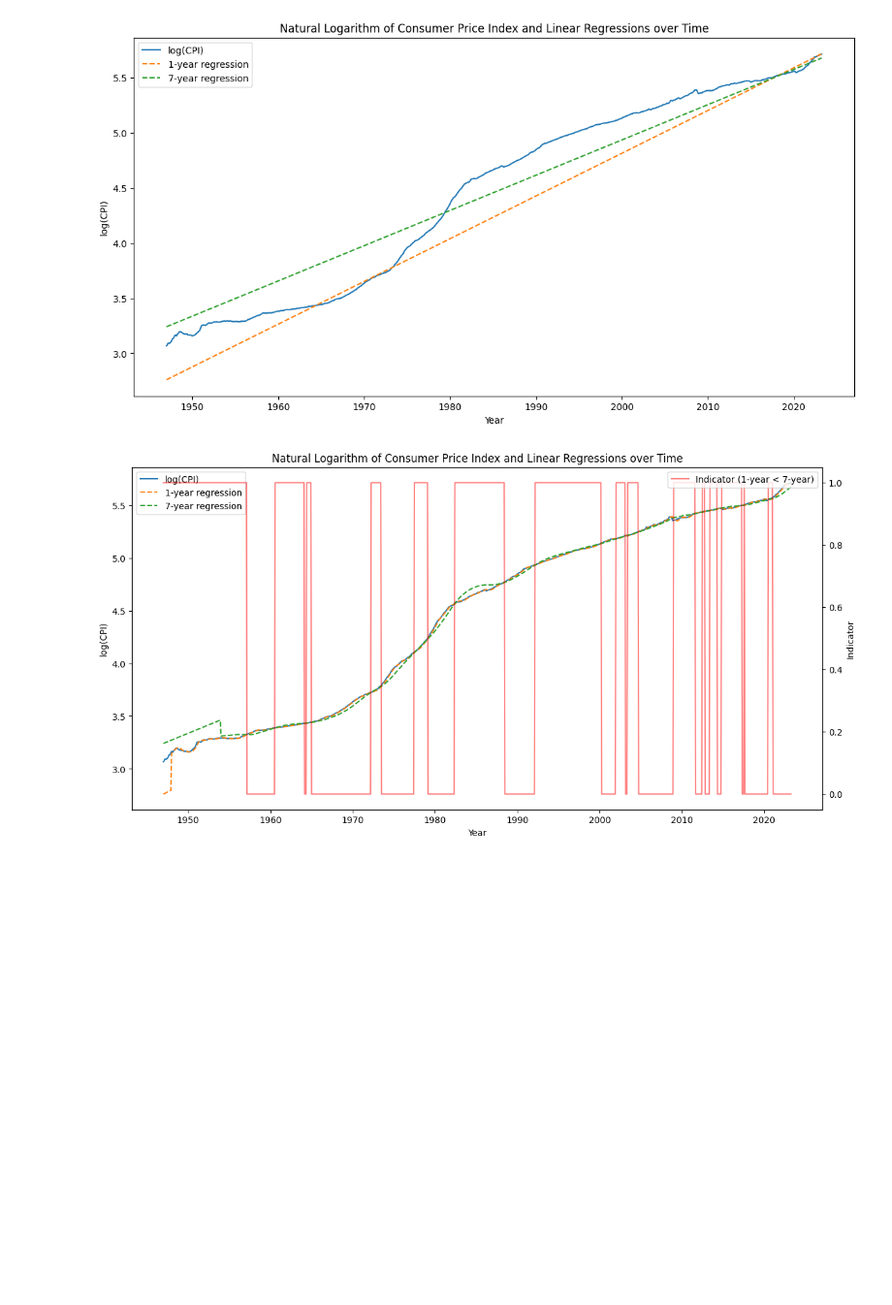
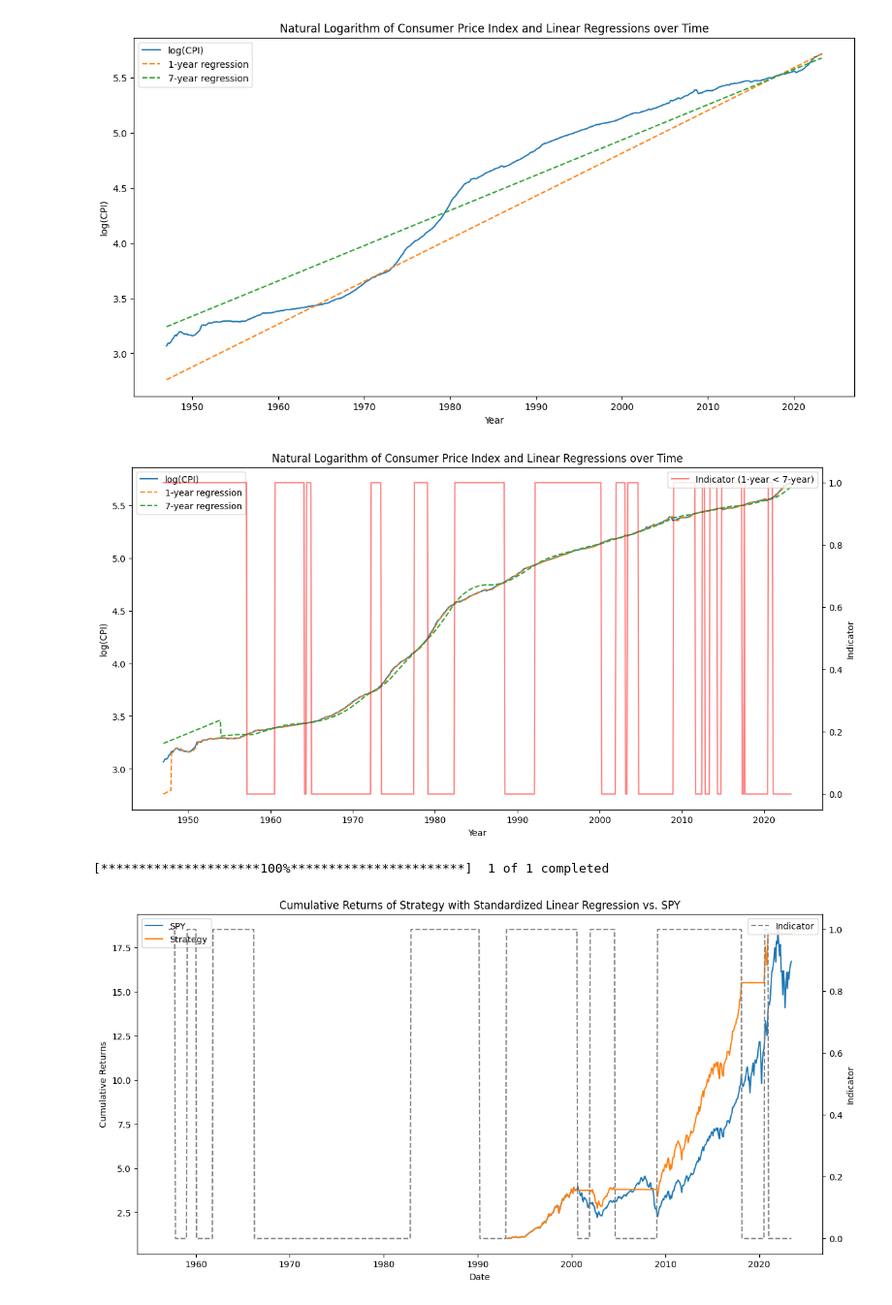
Before and after one commit to dkn-maida/farscape-investment, a Jupyter notebook: inflation_study.ipynb, the cells around one changed output. Shown at 97% size. Saved outputs shown, nothing was run; the diff lists cells and outputs as text; code cells hidden in the pictures; blank space fills up the shorter version.

```diff
--- a/inflation_study.ipynb
+++ b/inflation_study.ipynb
@@ -92,3 +92,81 @@ plt.legend(loc='upper right')
 plt.show()
 # %% [output]
 [figure]
+# %%
+import pandas as pd
+import numpy as np
+import matplotlib.pyplot as plt
+from fredapi import Fred
+from sklearn.linear_model import LinearRegression
+from sklearn.preprocessing import StandardScaler
+import yfinance as yf
+
+# Initialize the FRED API client
+fred = Fred(api_key='2f15c96b46530fde1b1992a64c64650e')  # Replace with your FRED API key
+
+# Fetch Consumer Price Index for All Urban Consumers: All Items in U.S. City Average (CPIAUCSL)
+cpi_data = fred.get_series('CPIAUCSL')
+
+# Convert the series into a DataFrame
+cpi_df = pd.DataFrame(cpi_data, columns=['CPI'])
+
+# Compute the natural logarithm of the CPI
+cpi_df['log_CPI'] = np.log(cpi_df['CPI'])
+
+# Merge datasets
+combined_df = cpi_df.resample('M').last().fillna(method='ffill')
+
+# Fetch historical data for SPY (daily data)
+spy_data_daily = yf.download('SPY', start=combined_df.index[0], end=combined_df.index[-1])
+spy_data = spy_data_daily['Adj Close'].resample('M').last()
+
+# Compute daily returns
+combined_df['spy_returns'] = spy_data.pct_change()
+
+# Compute the indicator for each data point
+for i in range(12*10, len(combined_df)):
+    X = combined_df.index[:i].map(pd.Timestamp.toordinal).values.reshape(-1, 1)
+    y = combined_df['log_CPI'].iloc[:i].values
+
+    # Standardize X
+    scaler = StandardScaler()
+    X = scaler.fit_transform(X)
+
+    model_1 = LinearRegression()
+    model_1.fit(X[-12:], y[-12:])
+
+    model_7 = LinearRegression()
+    model_7.fit(X[-12*10:], y[-12*10:])
+
+    y_pred_1 = model_1.predict(X[-12:])
+    y_pred_7 = model_7.predict(X[-12*10:])
+
+    combined_df.loc[combined_df.index[i], 'indicator'] = 1 if y_pred_7[-1] > y_pred_1[-1] else 0
+
+# Compute strategy returns
+combined_df['strategy_returns'] = combined_df['spy_returns'] * combined_df['indicator']
+
+# Compute cumulative returns
+combined_df['cumulative_spy_returns'] = (1 + combined_df['spy_returns']).cumprod()
+combined_df['cumulative_strategy_returns'] = (1 + combined_df['strategy_returns']).cumprod()
+
+# Plot the cumulative returns
+fig, ax1 = plt.subplots(figsize=(14, 7))
+
+ax2 = ax1.twinx()
+ax1.plot(combined_df.index, combined_df['cumulative_spy_returns'], label='SPY')
+ax1.plot(combined_df.index, combined_df['cumulative_strategy_returns'], label='Strategy')
+ax2.plot(combined_df.index, combined_df['indicator'], label='Indicator', linestyle='--', color='gray')
+
+ax1.set_title('Cumulative Returns of Strategy with Standardized Linear Regression vs. SPY')
+ax1.set_xlabel('Date')
+ax1.set_ylabel('Cumulative Returns')
+ax2.set_ylabel('Indicator')
+
+ax1.legend(loc='upper left')
+ax2.legend(loc='upper right')
+
+plt.show()
+# %% [output]
+[*********************100%***********************]  1 of 1 completed
+[figure, added]
```
Also changed, not shown: 2 other files.
